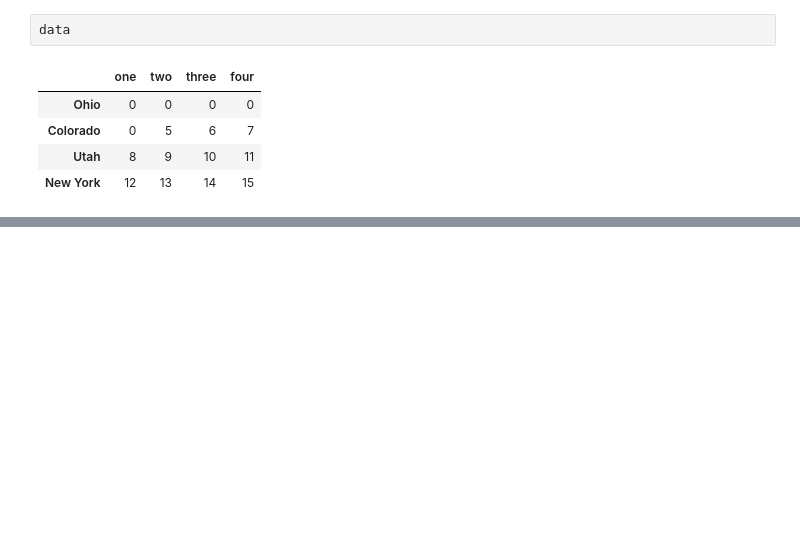
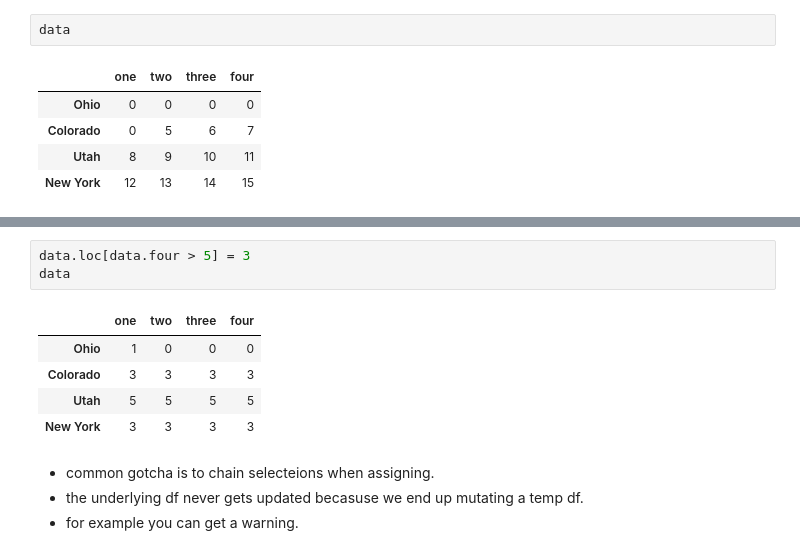
Before and after one commit to NajeebArif/data-analysis-with-python, a Jupyter notebook: pandas/essentials.ipynb, the cells around one changed output, grey strips where cells are left out. Drawn from its saved outputs; the diff is of its cells as text; blank space fills up the shorter version.

```diff
--- a/pandas/essentials.ipynb
+++ b/pandas/essentials.ipynb
@@ -403,0 +512,13 @@ data
+# %%
+data.loc[data.four > 5] = 3
+data
+# %% [output]
+|  | one | two | three | four |
+| Ohio | 1 | 0 | 0 | 0 |
+| Colorado | 3 | 3 | 3 | 3 |
+| Utah | 5 | 5 | 5 | 5 |
+| New York | 3 | 3 | 3 | 3 |
+# %% [markdown]
+- common gotcha is to chain selecteions when assigning.
+- the underlying df never gets updated becasuse we end up mutating a temp df.
+- for example you can get a warning.
```
Also changed, not shown: parts of 23 cells of this notebook.
